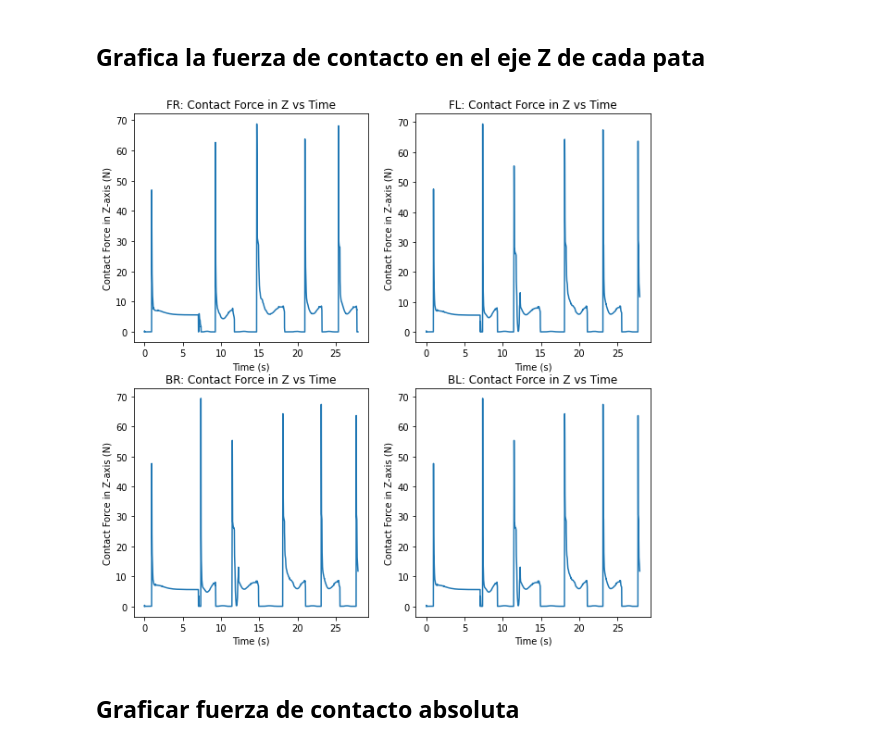
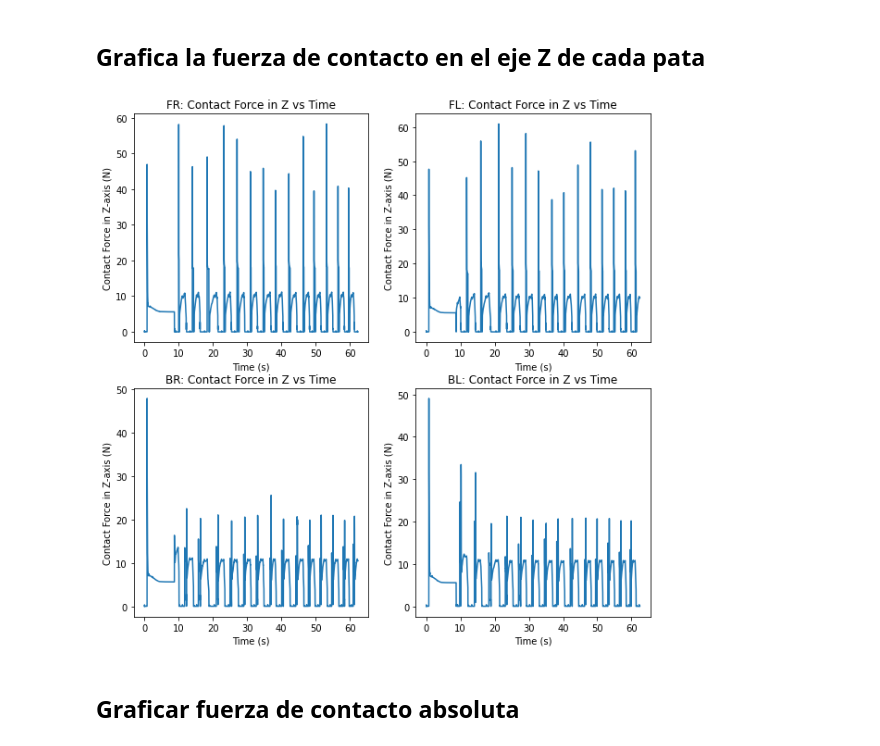
Before and after one commit to DPR00/rle_127, a Jupyter notebook: solo12-pybullet/solo_pybullet/graficar.ipynb, the cells around one changed output. Cells and saved outputs as stored; diff of their text form; code cells hidden in the pictures.

```diff
--- a/solo12-pybullet/solo_pybullet/graficar.ipynb
+++ b/solo12-pybullet/solo_pybullet/graficar.ipynb
@@ -7,7 +7,7 @@ import pandas as pd
 # %% [markdown]
 ## Cargar data
 # %%
-filename= "/home/diegopalma/Documents/rle_127/solo12-pybullet/telemetria/data_prueba.csv"
+filename= "/home/diegopalma/Documents/rle_127/solo12-pybullet/telemetria/data_csimple.csv"
 data = pd.read_csv(filename)
 data[["FR"]] = data[["FR"]].abs()
 data[["FL"]] = data[["FL"]].abs()
@@ -55,17 +55,17 @@ def plot_data(data, axs, ix, iy, colx, coly, xlab, ylab, tit):
 # %%
 fig, axs = plt.subplots(2, 2, figsize=(10,10))
 # Fuerza en FR
 plot_data(data, axs, 0, 0, "t", "FR", "Time (s)", "Contact Force in Z-axis (N)", "FR: Contact Force in Z vs Time")
 # Fuerza en FL
 plot_data(data, axs, 0, 1, "t", "FL", "Time (s)", "Contact Force in Z-axis (N)", "FL: Contact Force in Z vs Time")
 # Fuerza en BR
-plot_data(data, axs, 1, 0, "t", "FL", "Time (s)", "Contact Force in Z-axis (N)", "BR: Contact Force in Z vs Time")
+plot_data(data, axs, 1, 0, "t", "BR", "Time (s)", "Contact Force in Z-axis (N)", "BR: Contact Force in Z vs Time")
 # Fuerza en BL
-plot_data(data, axs, 1, 1, "t", "FL", "Time (s)", "Contact Force in Z-axis (N)", "BL: Contact Force in Z vs Time")
+plot_data(data, axs, 1, 1, "t", "BL", "Time (s)", "Contact Force in Z-axis (N)", "BL: Contact Force in Z vs Time")
 
 plt.show()
 # %% [output]
-[figure, old version]
+[figure, new version]
 # %% [markdown]
 ## Graficar fuerza de contacto absoluta
 # %%
```
Also changed, not shown: parts of 3 cells of this notebook, 8 other files.
